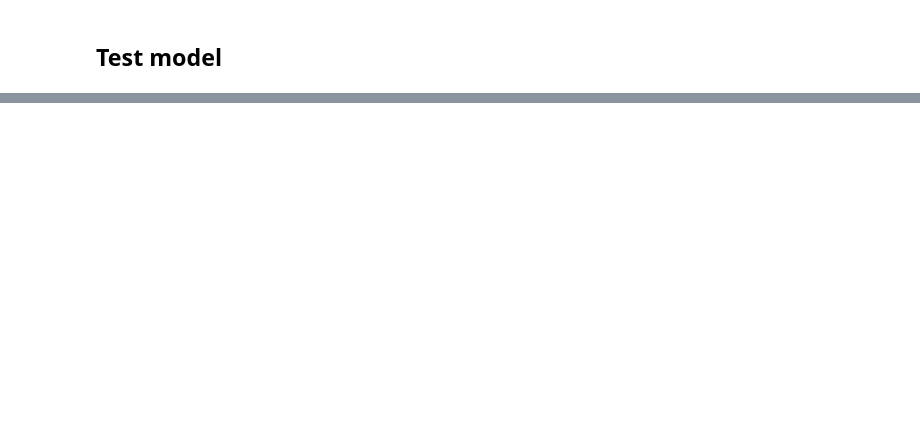
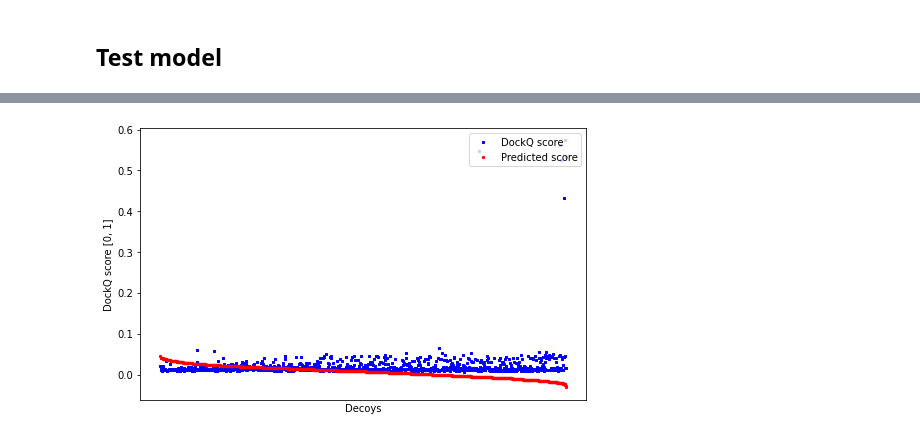
Before and after one commit to withai/Demo-Ranking-protein-protein-interfaces-using-GNN, a Jupyter notebook: Ranking protein-protein interfaces using Graph Convolution.ipynb, the cells around one changed output, grey strips where cells are left out. Cells and saved outputs as stored; diff of their text form; code cells hidden in the pictures; blank space fills up the shorter version.

```diff
--- a/Ranking protein-protein interfaces using Graph Convolution.ipynb
+++ b/Ranking protein-protein interfaces using Graph Convolution.ipynb
@@ -550,0 +539,4 @@ show_results("1e6e", scores_dockq)
+# %%
+show_results("1f34", scores_dockq_train)
+# %% [output]
+[figure, added]
```
Also changed, not shown: parts of 24 cells of this notebook, 2 other files.
